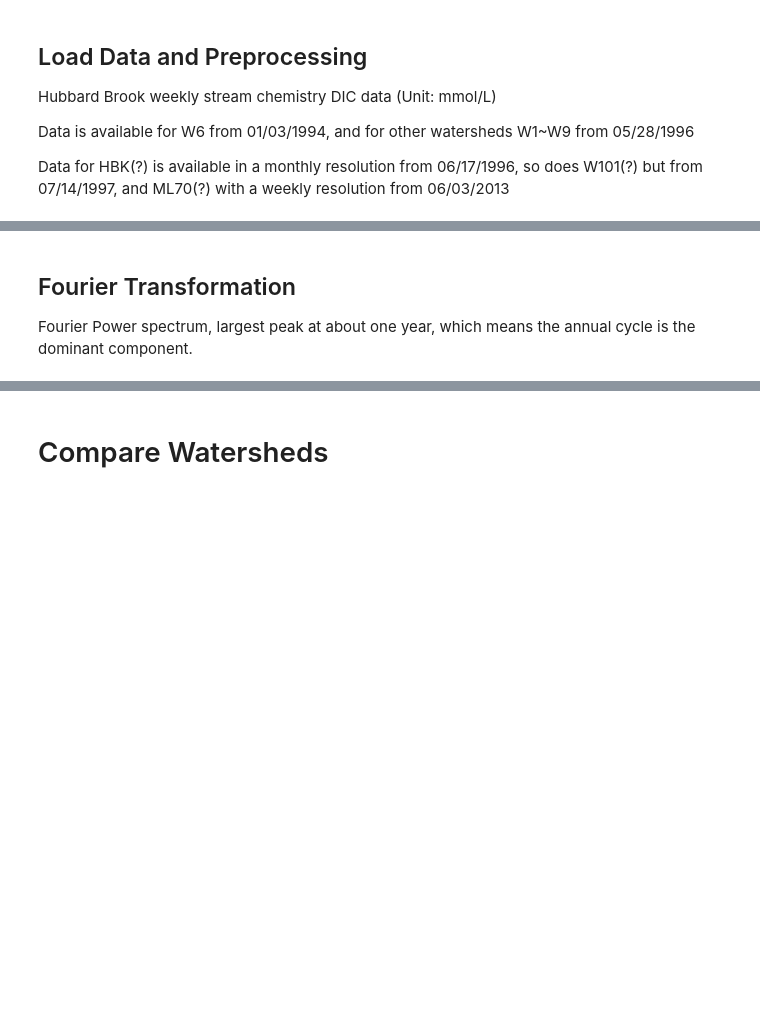
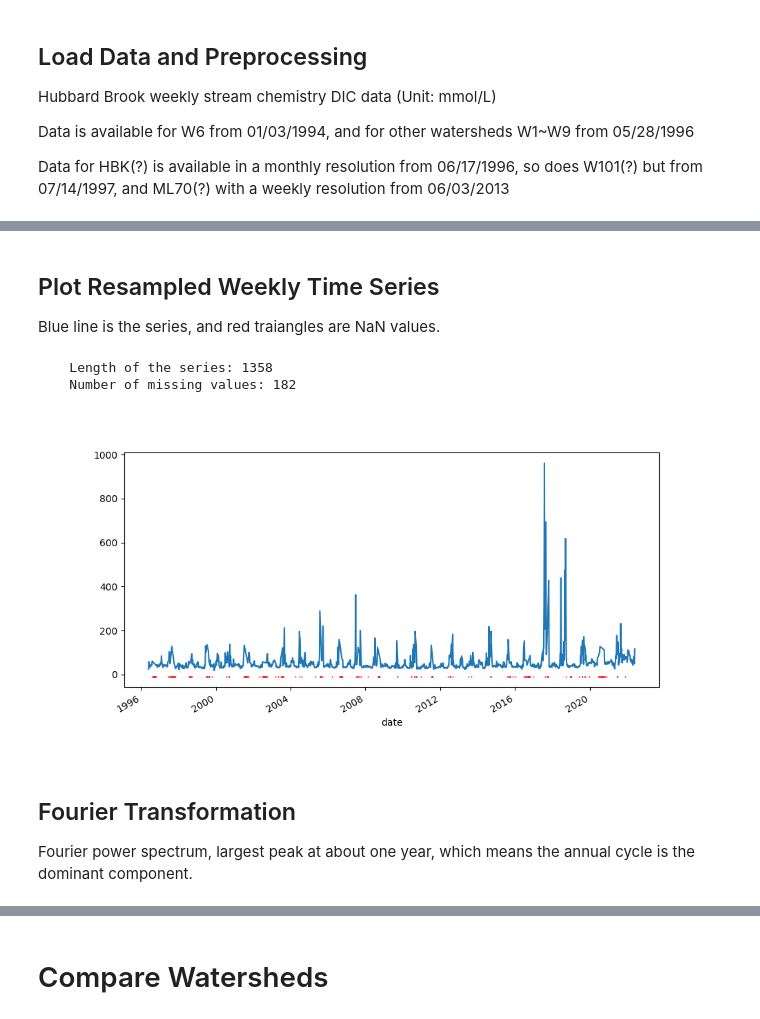
Before and after one commit to wangzcl/Hubbard-Brook-Stream-Chemistry, a Jupyter notebook: notebooks/hb_fft.ipynb, the cells around one changed output, grey strips where cells are left out. Drawn from its saved outputs; the diff is of its cells as text; code cells hidden in the pictures; blank space fills up the shorter version.

```diff
--- a/notebooks/hb_fft.ipynb
+++ b/notebooks/hb_fft.ipynb
@@ -31,4 +36,25 @@ dic_series.plot()
+# %% [markdown]
+## Plot Resampled Weekly Time Series
+
+Blue line is the series, and red traiangles are NaN values.
+# %%
+DIC_resampled = DIC.resample("W-MON", closed="left", label="left").mean()
+plt.figure(figsize=(10, 5))
+DIC_resampled_plot = hb_dic.SeriesPlotWithMissingValues(DIC_resampled)
+DIC_resampled_plot.plot()
+print(
+    """
+    Length of the series: {}
+    Number of missing values: {}
+    """.format(
+        len(DIC_resampled_plot.data), len(DIC_resampled_plot.missing)
+    )
+)
+# %% [output]
+    Length of the series: 1358
+    Number of missing values: 182
+[figure, added]
 # %% [markdown]
 ## Fourier Transformation
 
-Fourier Power spectrum, largest peak at about one year, which means the annual cycle is the dominant component.
+Fourier power spectrum, largest peak at about one year, which means the annual cycle is the dominant component.
```
Also changed, not shown: parts of 25 cells of this notebook, 3 other files.
